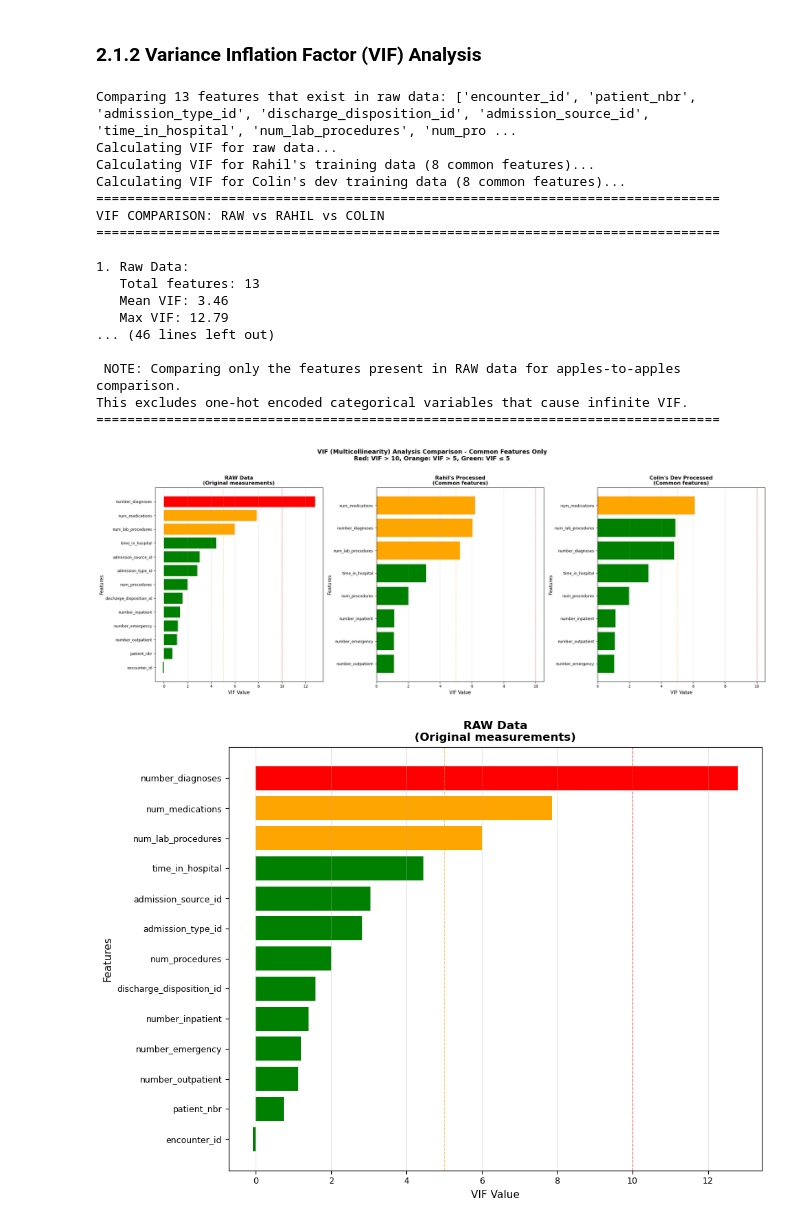
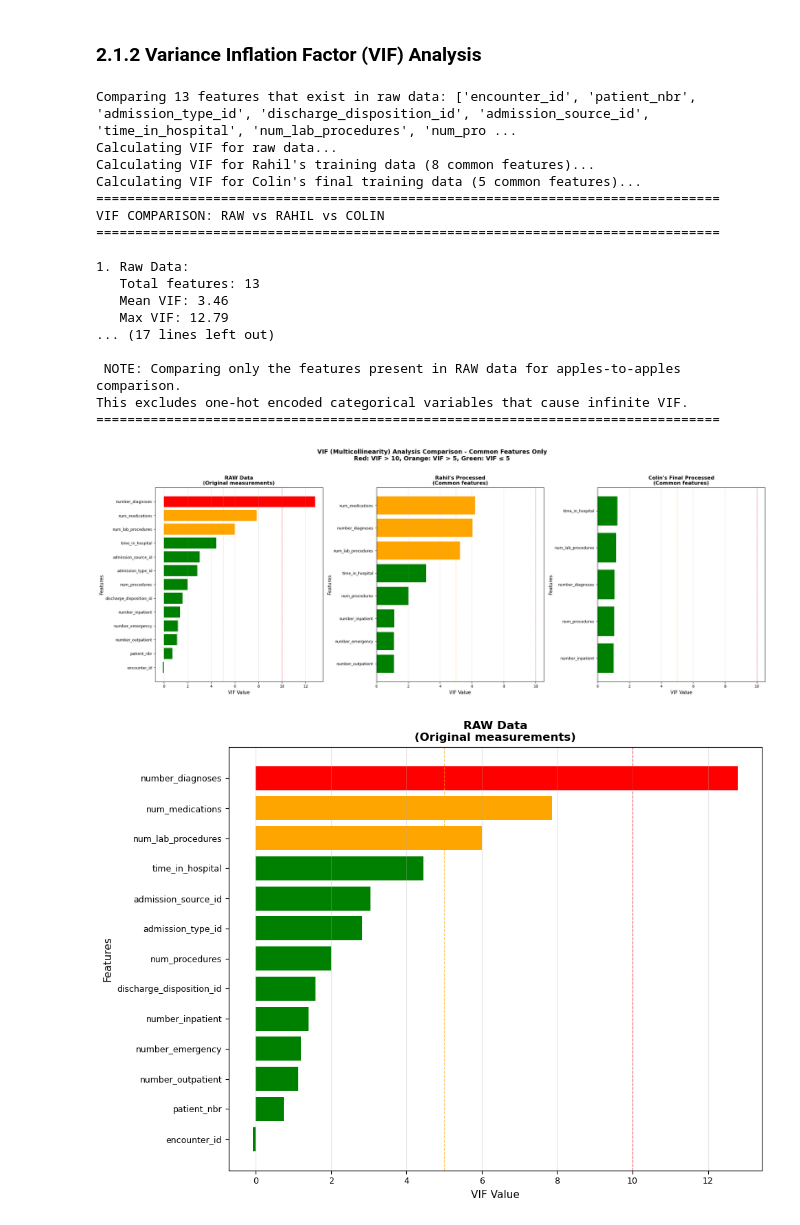
Before and after one commit to cpfrish/diabetes-readmission, a Jupyter notebook: notebooks/colin_viz_transformer.ipynb, the cells around one changed output. Cells and saved outputs as stored; diff of their text form; code cells hidden in the pictures.

```diff
--- a/notebooks/colin_viz_transformer.ipynb
+++ b/notebooks/colin_viz_transformer.ipynb
@@ -270,8 +372,8 @@ rahil_numerical_cols = df_train.select_dtypes(include=[np.number]).columns.tolis
 if 'readmitted' in rahil_numerical_cols:
     rahil_numerical_cols.remove('readmitted')
 
-# Get numerical columns from Colin's dev TRAINING data
-colin_numerical_cols = df_train_dev.select_dtypes(include=[np.number]).columns.tolist()
+# Get numerical columns from Colin's final TRAINING data
+colin_numerical_cols = X_train_final_selected.select_dtypes(include=[np.number]).columns.tolist()
 if 'readmitted' in colin_numerical_cols:
     colin_numerical_cols.remove('readmitted')
 
@@ -290,10 +392,10 @@ for col in rahil_numerical_cols:
     skewness_rahil.append({'Feature': col, 'Skewness': skew_value})
 skewness_rahil_df = pd.DataFrame(skewness_rahil).sort_values('Skewness', ascending=False)
 
-# Calculate skewness for COLIN's dev TRAINING data
+# Calculate skewness for COLIN's final TRAINING data
 skewness_colin = []
 for col in colin_numerical_cols:
-    skew_value = skew(df_train_dev[col].dropna())
+    skew_value = skew(X_train_final_selected[col].dropna())
     skewness_colin.append({'Feature': col, 'Skewness': skew_value})
 skewness_colin_df = pd.DataFrame(skewness_colin).sort_values('Skewness', ascending=False)
 
@@ -314,7 +416,7 @@ print(f"   Mean |skewness|: {skewness_rahil_df['Skewness'].abs().mean():.3f}")
 print(f"   Highly skewed (|skew| > 1): {(skewness_rahil_df['Skewness'].abs() > 1).sum()}")
 print(f"   Moderately skewed (|skew| > 0.5): {(skewness_rahil_df['Skewness'].abs() > 0.5).sum()}")
 
-print(f"\n3. Colin's Dev Processed Data:")
+print(f"\n3. Colin's Final Processed Data:")
 print(f"   Total features: {len(skewness_colin_df)}")
 print(f"   Mean |skewness|: {skewness_colin_df['Skewness'].abs().mean():.3f}")
 print(f"   Highly skewed (|skew| > 1): {(skewness_colin_df['Skewness'].abs() > 1).sum()}")
@@ -355,14 +457,14 @@ ax2.invert_yaxis()
 ax2.grid(axis='x', alpha=0.3)
 ax2.tick_params(axis='both', labelsize=9)
 
-# Plot COLIN's dev processed data skewness (top 15)
+# Plot COLIN's final processed data skewness (top 15)
 top_colin = skewness_colin_df.head(15)
 colors_colin = ['red' if abs(x) > 1 else 'orange' if abs(x) > 0.5 else 'green'
                 for x in top_colin['Skewness']]
 ax3.barh(top_colin['Feature'], top_colin['Skewness'], color=colors_colin)
 ax3.set_xlabel('Skewness', fontsize=11)
 ax3.set_ylabel('Features', fontsize=11)
-ax3.set_title("Colin's Dev Processed\n(68 features)", fontsize=12, fontweight='bold')
+ax3.set_title("Colin's Final Processed\n(25 features - SHAP)", fontsize=12, fontweight='bold')
 ax3.axvline(x=0, color='black', linestyle='--', linewidth=0.8)
 ax3.axvline(x=1, color='red', linestyle=':', linewidth=0.6, alpha=0.5)
 ax3.axvline(x=-1, color='red', linestyle=':', linewidth=0.6, alpha=0.5)
@@ -440,16 +542,16 @@ for i, col in enumerate(X_vif_rahil.columns):
         vif_rahil_data.append({'Feature': col, 'VIF': np.nan})
 vif_rahil_df = pd.DataFrame(vif_rahil_data).sort_values('VIF', ascending=False)
 
-# Prepare COLIN's dev TRAINING data for VIF calculation (only common features)
-colin_common = [col for col in common_features if col in df_train_dev.columns]
-X_vif_colin = df_train_dev[colin_common].copy()
+# Prepare COLIN's final TRAINING data for VIF calculation (only common features)
+colin_common = [col for col in common_features if col in X_train_final_selected.columns]
+X_vif_colin = X_train_final_selected[colin_common].copy()
 X_vif_colin = X_vif_colin.loc[:, X_vif_colin.std() > 0]
 if len(X_vif_colin) > 10000:
     X_vif_colin = X_vif_colin.sample(n=10000, random_state=34)
 X_vif_colin = X_vif_colin.dropna()
 
 # Calculate VIF for COLIN's TRAINING data
-print(f"Calculating VIF for Colin's dev training data ({len(colin_common)} common features)...")
+print(f"Calculating VIF for Colin's final training data ({len(colin_common)} common features)...")
 vif_colin_data = []
 for i, col in enumerate(X_vif_colin.columns):
     try:
@@ -478,7 +580,7 @@ print(f"   Max VIF: {vif_rahil_df['VIF'].max():.2f}")
 print(f"   High multicollinearity (VIF > 10): {(vif_rahil_df['VIF'] > 10).sum()}")
 print(f"   Moderate multicollinearity (VIF > 5): {(vif_rahil_df['VIF'] > 5).sum()}")
 
-print(f"\n3. Colin's Dev Processed Data:")
+print(f"\n3. Colin's Final Processed Data:")
 print(f"   Total features: {len(vif_colin_df)}")
 print(f"   Mean VIF: {vif_colin_df['VIF'].mean():.2f}")
 print(f"   Max VIF: {vif_colin_df['VIF'].max():.2f}")
@@ -524,37 +626,37 @@ colors_colin = ['red' if x > 10 else 'orange' if x > 5 else 'green'
                 for x in vif_colin_df['VIF'].fillna(0)]
 ax3.barh(vif_colin_df['Feature'], vif_colin_df['VIF'], color=colors_colin)
 ax3.set_xlabel('VIF Value', fontsize=11)
 ax3.set_ylabel('Features', fontsize=11)
-ax3.set_title("Colin's Dev Processed\n(Common features)", fontsize=12, fontweight='bold')
+ax3.set_title("Colin's Final Processed\n(Common features)", fontsize=12, fontweight='bold')
 ax3.axvline(x=5, color='orange', linestyle='--', linewidth=0.8, alpha=0.6)
 ax3.axvline(x=10, color='red', linestyle='--', linewidth=0.8, alpha=0.6)
 ax3.invert_yaxis()
 ax3.grid(axis='x', alpha=0.3)
 ax3.tick_params(axis='both', labelsize=9)
 
 fig.suptitle('VIF (Multicollinearity) Analysis Comparison - Common Features Only\nRed: VIF > 10, Orange: VIF > 5, Green: VIF ≤ 5',
              fontsize=14, fontweight='bold', y=1.02)
 plt.tight_layout()
 plt.show()
 # %% [output]
 Comparing 13 features that exist in raw data: ['encounter_id', 'patient_nbr', 'admission_type_id', 'discharge_disposition_id', 'admission_source_id', 'time_in_hospital', 'num_lab_procedures', 'num_pro ...
 Calculating VIF for raw data...
 Calculating VIF for Rahil's training data (8 common features)...
-Calculating VIF for Colin's dev training data (8 common features)...
+Calculating VIF for Colin's final training data (5 common features)...
 ================================================================================
 VIF COMPARISON: RAW vs RAHIL vs COLIN
 ================================================================================
 
 1. Raw Data:
    Total features: 13
    Mean VIF: 3.46
    Max VIF: 12.79
-... (46 lines left out)
+... (17 lines left out)
 
  NOTE: Comparing only the features present in RAW data for apples-to-apples comparison.
 This excludes one-hot encoded categorical variables that cause infinite VIF.
 ================================================================================
-[figure, old version]
+[figure, new version]
 # %%
 # Prepare RAW data for VIF calculation
 X_vif_raw = df[common_features].copy()
```
Also changed, not shown: parts of 22 cells of this notebook, 4 other files.
